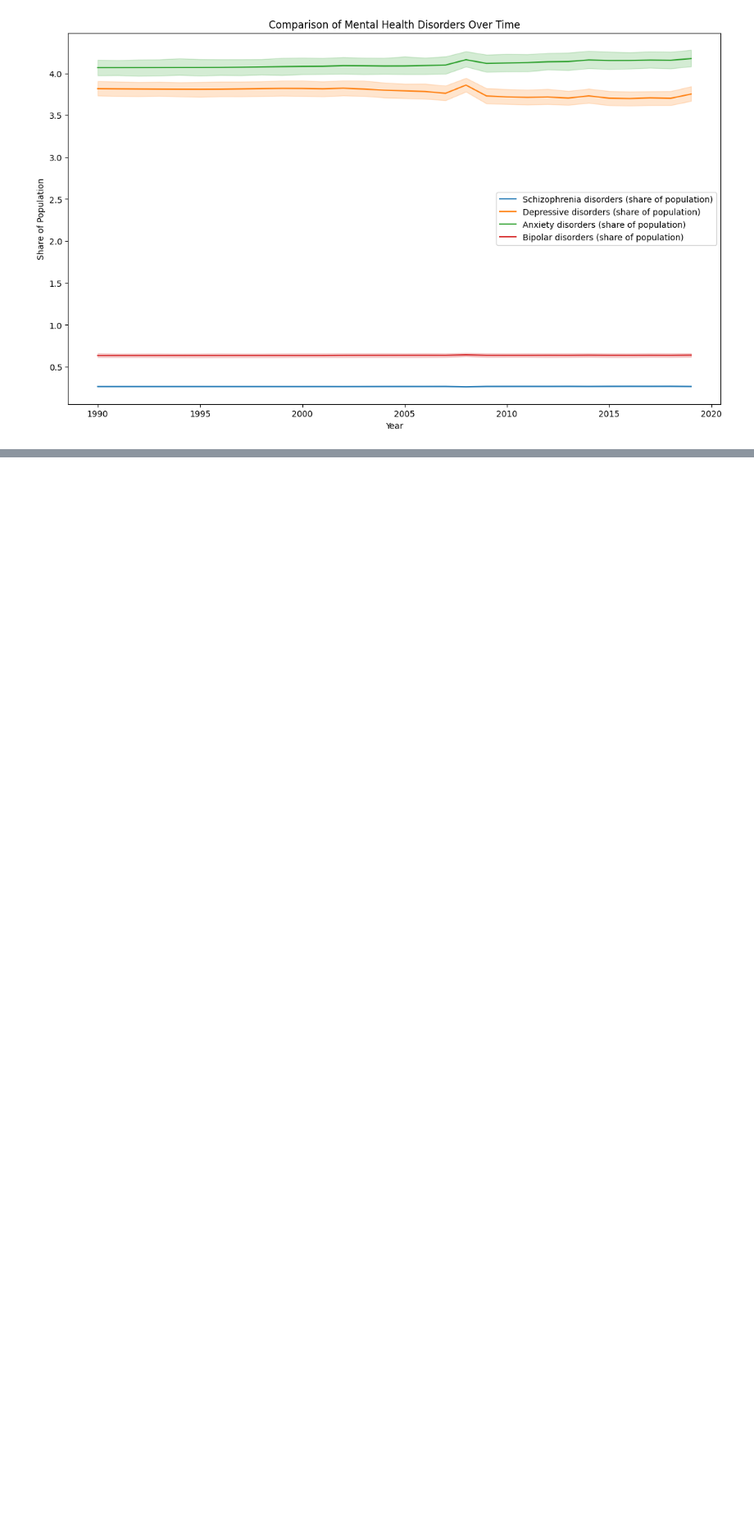
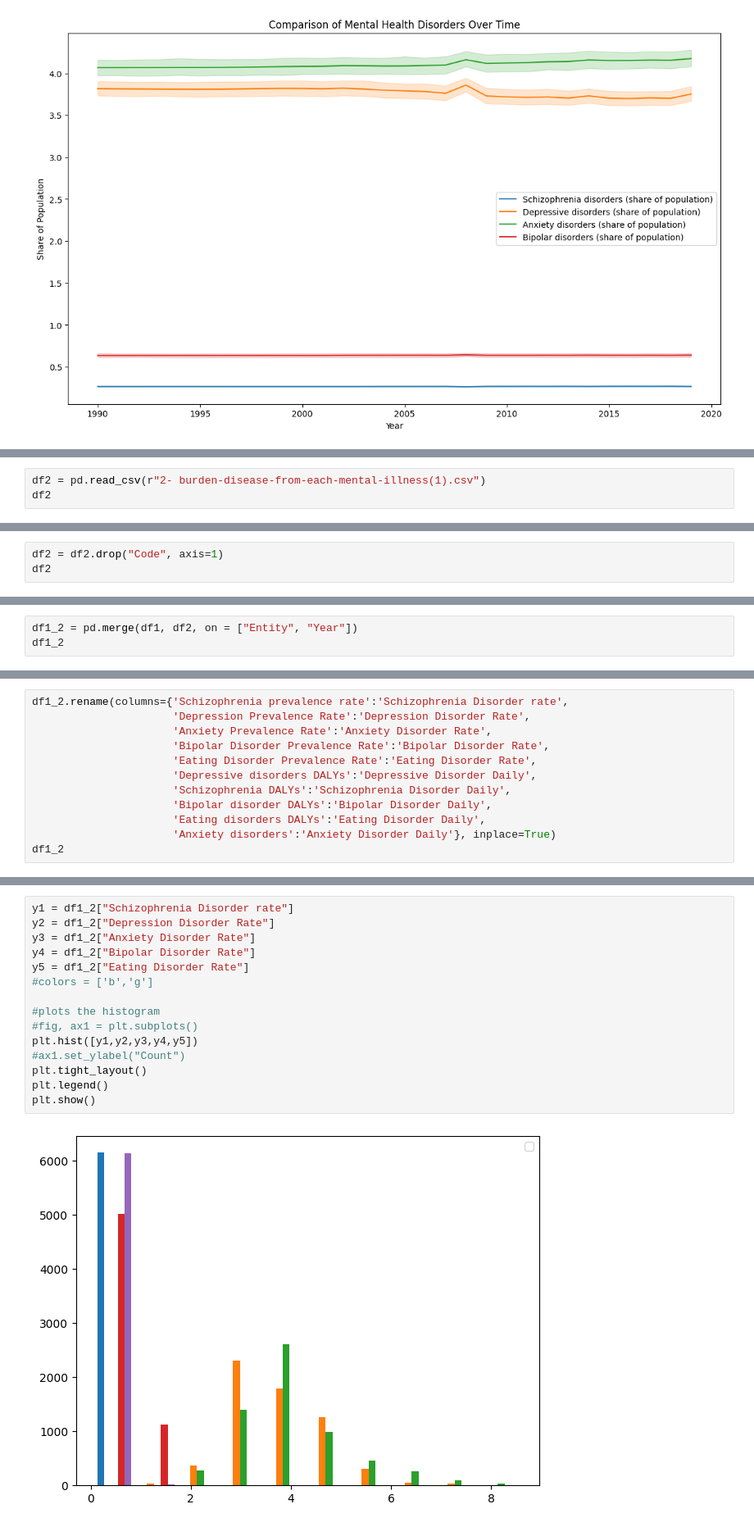
Before and after one commit to INDUDHAR15/data-science-playground, a Jupyter notebook: Python/Healthcare_dataset_Analysis.ipynb, the cells around one changed output, grey strips where cells are left out. Shown at 82% size. Drawn from its saved outputs; the diff is of its cells as text; blank space fills up the shorter version.

```diff
--- a/Python/Healthcare_dataset_Analysis.ipynb
+++ b/Python/Healthcare_dataset_Analysis.ipynb
@@ -217,0 +319,3 @@ plt.show()
+# %%
+df2 = pd.read_csv(r"2- burden-disease-from-each-mental-illness(1).csv")
+df2
@@ -217,0 +348,3 @@ plt.show()
+# %%
+df2 = df2.drop("Code", axis=1)
+df2
@@ -217,0 +561,3 @@ plt.show()
+# %%
+df1_2 = pd.merge(df1, df2, on = ["Entity", "Year"])
+df1_2
@@ -217,0 +686,12 @@ plt.show()
+# %%
+df1_2.rename(columns={'Schizophrenia prevalence rate':'Schizophrenia Disorder rate',
+                      'Depression Prevalence Rate':'Depression Disorder Rate',
+                      'Anxiety Prevalence Rate':'Anxiety Disorder Rate',
+                      'Bipolar Disorder Prevalence Rate':'Bipolar Disorder Rate',
+                      'Eating Disorder Prevalence Rate':'Eating Disorder Rate',
+                      'Depressive disorders DALYs':'Depressive Disorder Daily',
+                      'Schizophrenia DALYs':'Schizophrenia Disorder Daily',
+                      'Bipolar disorder DALYs':'Bipolar Disorder Daily',
+                      'Eating disorders DALYs':'Eating Disorder Daily',
+                      'Anxiety disorders':'Anxiety Disorder Daily'}, inplace=True)
+df1_2
@@ -217,0 +717,17 @@ plt.show()
+# %%
+y1 = df1_2["Schizophrenia Disorder rate"]
+y2 = df1_2["Depression Disorder Rate"]
+y3 = df1_2["Anxiety Disorder Rate"]
+y4 = df1_2["Bipolar Disorder Rate"]
+y5 = df1_2["Eating Disorder Rate"]
+#colors = ['b','g']
+
+#plots the histogram
+#fig, ax1 = plt.subplots()
+plt.hist([y1,y2,y3,y4,y5])
+#ax1.set_ylabel("Count")
+plt.tight_layout()
+plt.legend()
+plt.show()
+# %% [output]
+[figure, added]
```
Also changed, not shown: parts of 29 cells of this notebook.
